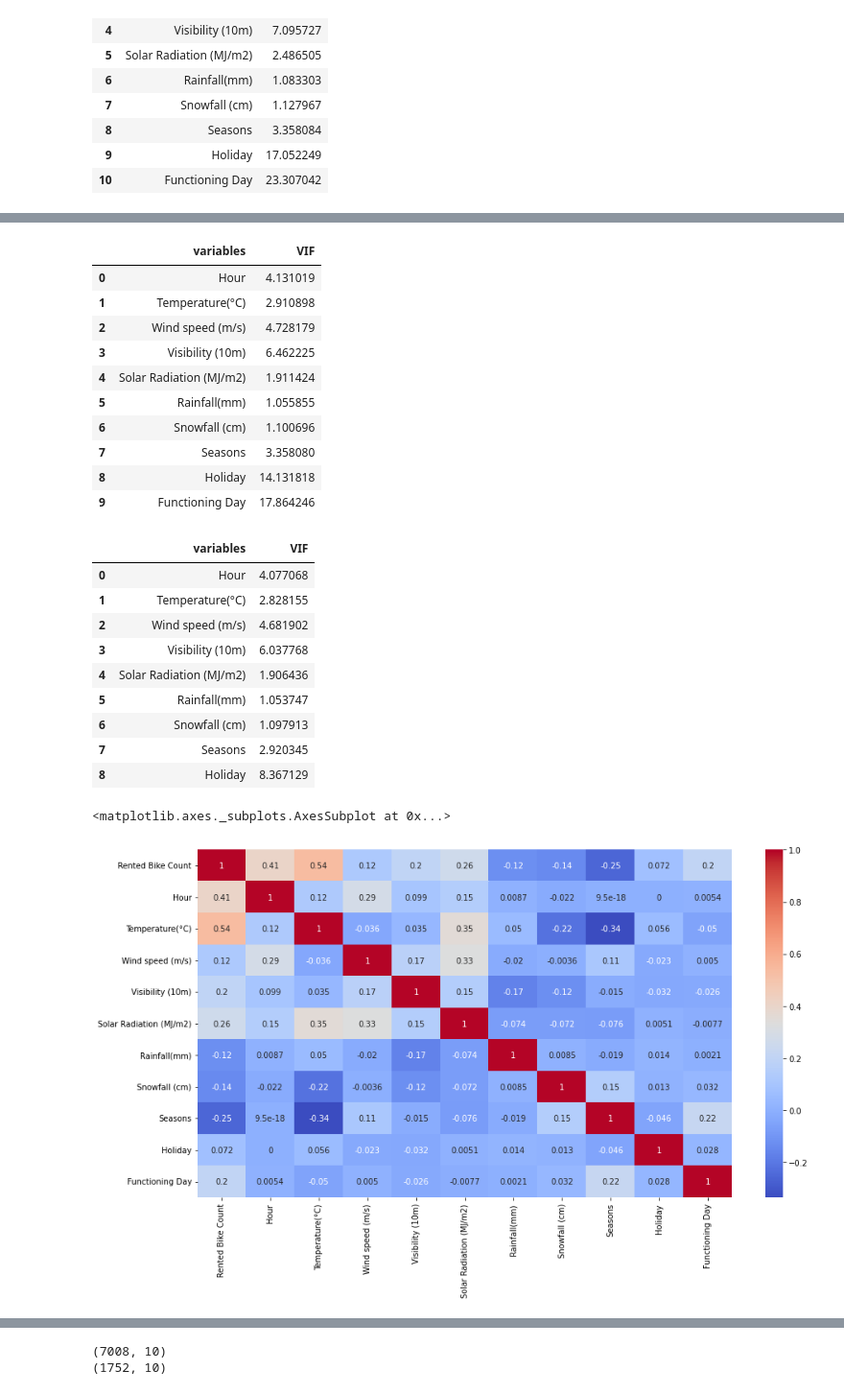
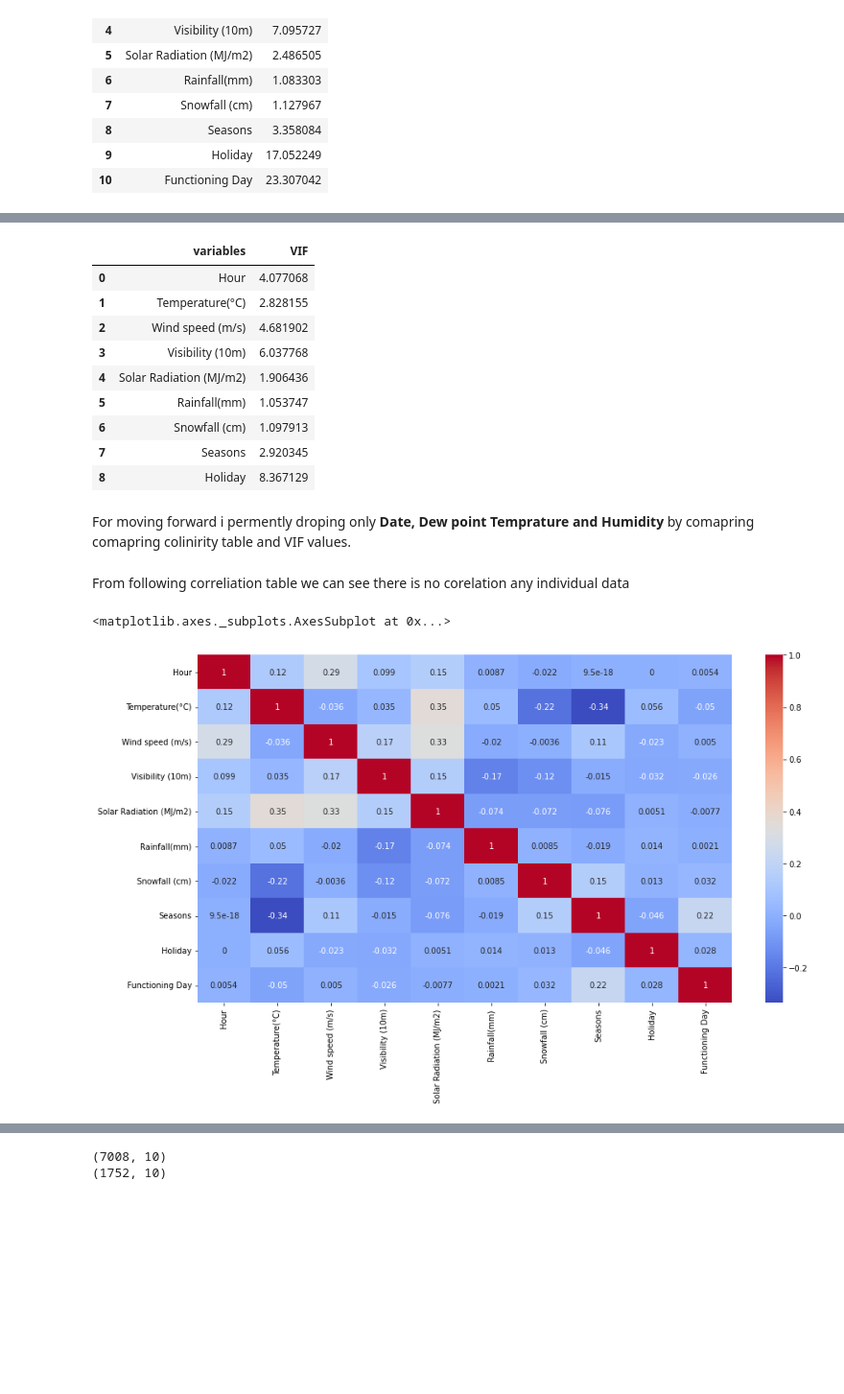
Before and after one commit to rugadamanikanta/seoul-bike-sharing-demand-prediction, a Jupyter notebook: Bike_Sharing_Demand_Prediction_Capstone_Project.ipynb, the cells around one changed output, grey strips where cells are left out. Shown at 96% size. Saved outputs shown, nothing was run; the diff lists cells and outputs as text; code cells hidden in the pictures; blank space fills up the shorter version.

```diff
--- a/Bike_Sharing_Demand_Prediction_Capstone_Project.ipynb
+++ b/Bike_Sharing_Demand_Prediction_Capstone_Project.ipynb
@@ -445,39 +531,27 @@ calc_vif(dfcopy[[i for i in dfcopy.describe().columns if i not in ['Rented Bike
 # %%
 # we will drop humidity as we have high vif
-calc_vif(dfcopy[[i for i in dfcopy.describe().columns if i not in ['Rented Bike Count','Date','Dew point temperature(°C)','Humidity(%)']]])
+calc_vif(dfcopy[[i for i in dfcopy.describe().columns if i not in ['Rented Bike Count','Date','Dew point temperature(°C)','Humidity(%)','Functioning Day']]])
 # %% [output]
 |  | variables | VIF |
-| 0 | Hour | 4.131019 |
-| 1 | Temperature(°C) | 2.910898 |
-| 2 | Wind speed (m/s) | 4.728179 |
-| 3 | Visibility (10m) | 6.462225 |
-| 4 | Solar Radiation (MJ/m2) | 1.911424 |
-| 5 | Rainfall(mm) | 1.055855 |
-| 6 | Snowfall (cm) | 1.100696 |
-| 7 | Seasons | 3.358080 |
-| 8 | Holiday | 14.131818 |
-| 9 | Functioning Day | 17.864246 |
+| 0 | Hour | 4.077068 |
+| 1 | Temperature(°C) | 2.828155 |
+| 2 | Wind speed (m/s) | 4.681902 |
+| 3 | Visibility (10m) | 6.037768 |
+| 4 | Solar Radiation (MJ/m2) | 1.906436 |
+| 5 | Rainfall(mm) | 1.053747 |
+| 6 | Snowfall (cm) | 1.097913 |
+| 7 | Seasons | 2.920345 |
+| 8 | Holiday | 8.367129 |
-# %%
-final_var=calc_vif(dfcopy[[i for i in dfcopy.describe().columns if i not in ['Rented Bike Count','Date','Dew point temperature(°C)','Humidity(%)','Functioning Day']]])
-final_var
-# hear we droping functioning day collumn as it having high VIF
-# %% [output]
-|  | variables | VIF |
-| 0 | Hour | 4.077068 |
-| 1 | Temperature(°C) | 2.828155 |
-| 2 | Wind speed (m/s) | 4.681902 |
-| 3 | Visibility (10m) | 6.037768 |
-| 4 | Solar Radiation (MJ/m2) | 1.906436 |
-| 5 | Rainfall(mm) | 1.053747 |
-| 6 | Snowfall (cm) | 1.097913 |
-| 7 | Seasons | 2.920345 |
-| 8 | Holiday | 8.367129 |
+# %% [markdown]
+For moving forward i permently droping only **Date, Dew point Temprature and Humidity** by comapring comapring colinirity table and VIF values.
 # %%
 dfcopy.drop(['Date','Dew point temperature(°C)','Humidity(%)'], axis = 1,inplace=True)
+# %% [markdown]
+From following correliation table we can see there is no corelation any individual data
 # %%
 plt.figure(figsize=(15,8))
-correlation = dfcopy.corr()
+correlation = dfcopy.iloc[:,1:].corr()
 sns.heatmap(correlation, annot=True, cmap='coolwarm')
 # %% [output]
 <matplotlib.axes._subplots.AxesSubplot at 0x...>
-[figure, old version]
+[figure, new version]
```
Also changed, not shown: parts of 92 cells of this notebook.
